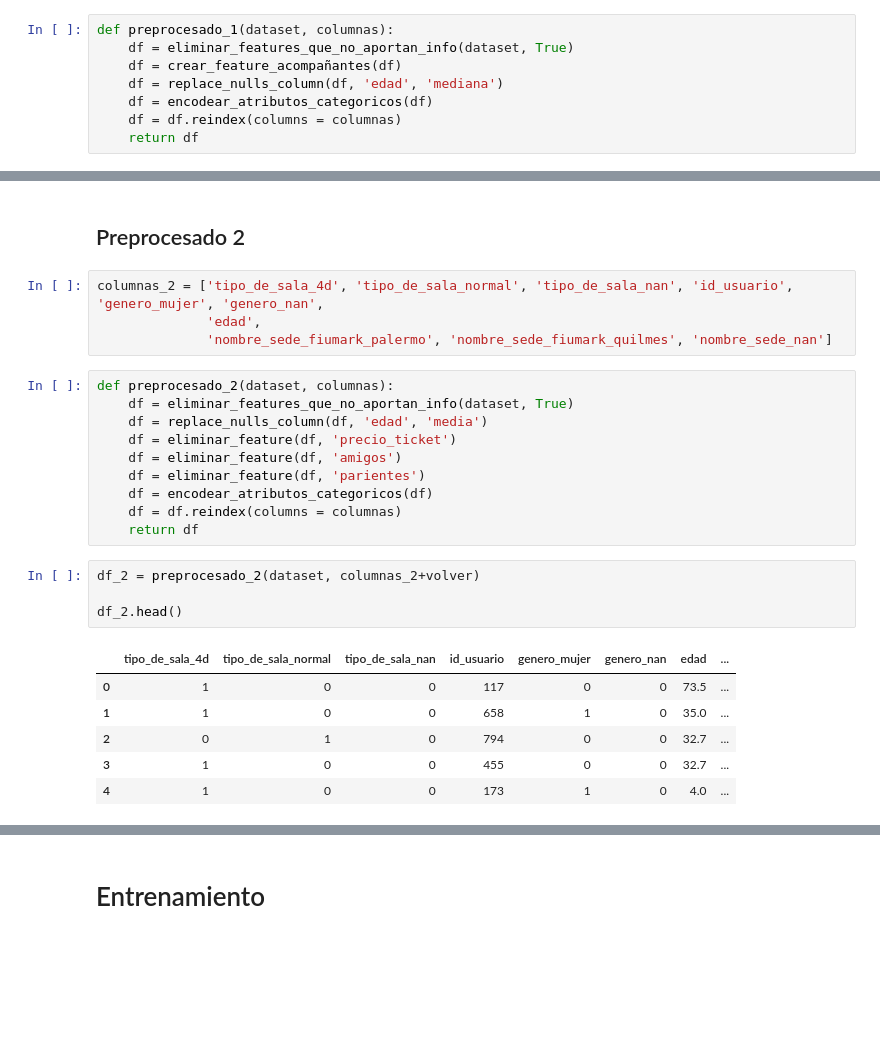
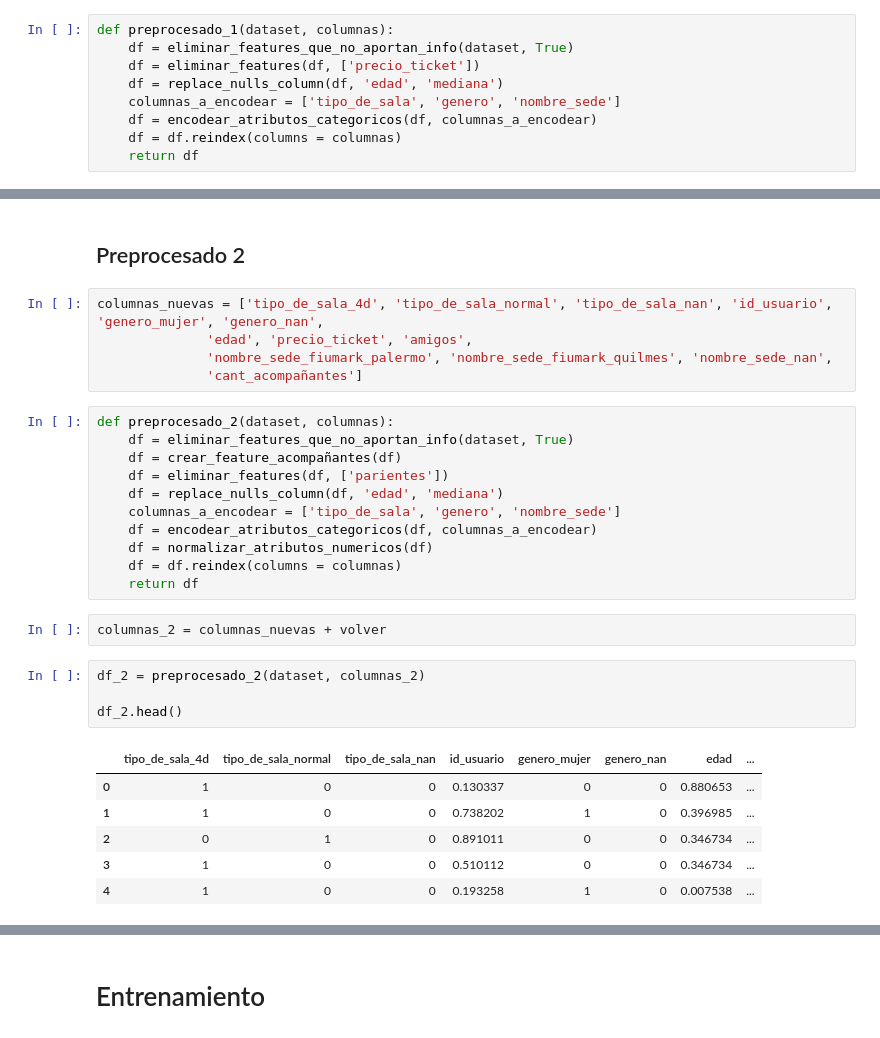
Before and after one commit to JuanOpizzi/Datos-2020-2c, a Jupyter notebook: TP2/bagging.ipynb, the cells around one changed output, grey strips where cells are left out. Cells and saved outputs as stored; diff of their text form; blank space fills up the shorter version.

```diff
--- a/TP2/bagging.ipynb
+++ b/TP2/bagging.ipynb
@@ -23,9 +22,10 @@ columnillas = ['tipo_de_sala_4d', 'tipo_de_sala_normal', 'tipo_de_sala_nan', 'id
 # %%
 def preprocesado_1(dataset, columnas):
     df = eliminar_features_que_no_aportan_info(dataset, True)
-    df = crear_feature_acompañantes(df)
+    df = eliminar_features(df, ['precio_ticket'])
     df = replace_nulls_column(df, 'edad', 'mediana')
-    df = encodear_atributos_categoricos(df)
+    columnas_a_encodear = ['tipo_de_sala', 'genero', 'nombre_sede']
+    df = encodear_atributos_categoricos(df, columnas_a_encodear)
     df = df.reindex(columns = columnas)
     return df
 # %%
@@ -178,30 +178,34 @@ df_resultado.to_csv('prediccion/Bagging_resultado_final.csv')
 # %% [markdown]
 ## Preprocesado 2
 # %%
-columnas_2 = ['tipo_de_sala_4d', 'tipo_de_sala_normal', 'tipo_de_sala_nan', 'id_usuario', 'genero_mujer', 'genero_nan',
-              'edad',
-              'nombre_sede_fiumark_palermo', 'nombre_sede_fiumark_quilmes', 'nombre_sede_nan']
+columnas_nuevas = ['tipo_de_sala_4d', 'tipo_de_sala_normal', 'tipo_de_sala_nan', 'id_usuario', 'genero_mujer', 'genero_nan',
+              'edad', 'precio_ticket', 'amigos',
+              'nombre_sede_fiumark_palermo', 'nombre_sede_fiumark_quilmes', 'nombre_sede_nan',
+              'cant_acompañantes']
 # %%
 def preprocesado_2(dataset, columnas):
     df = eliminar_features_que_no_aportan_info(dataset, True)
-    df = replace_nulls_column(df, 'edad', 'media')
-    df = eliminar_feature(df, 'precio_ticket')
-    df = eliminar_feature(df, 'amigos')
-    df = eliminar_feature(df, 'parientes')
-    df = encodear_atributos_categoricos(df)
+    df = crear_feature_acompañantes(df)
+    df = eliminar_features(df, ['parientes'])
+    df = replace_nulls_column(df, 'edad', 'mediana')
+    columnas_a_encodear = ['tipo_de_sala', 'genero', 'nombre_sede']
+    df = encodear_atributos_categoricos(df, columnas_a_encodear)
+    df = normalizar_atributos_numericos(df)
     df = df.reindex(columns = columnas)
     return df
+# %%
+columnas_2 = columnas_nuevas + volver
 # %%
-df_2 = preprocesado_2(dataset, columnas_2+volver)
+df_2 = preprocesado_2(dataset, columnas_2)
 
 df_2.head()
 # %% [output]
 |  | tipo_de_sala_4d | tipo_de_sala_normal | tipo_de_sala_nan | id_usuario | genero_mujer | genero_nan | edad | ... |
-| 0 | 1 | 0 | 0 | 117 | 0 | 0 | 73.5 | ... |
-| 1 | 1 | 0 | 0 | 658 | 1 | 0 | 35.0 | ... |
-| 2 | 0 | 1 | 0 | 794 | 0 | 0 | 32.7 | ... |
-| 3 | 1 | 0 | 0 | 455 | 0 | 0 | 32.7 | ... |
-| 4 | 1 | 0 | 0 | 173 | 1 | 0 | 4.0 | ... |
+| 0 | 1 | 0 | 0 | 0.130337 | 0 | 0 | 0.880653 | ... |
+| 1 | 1 | 0 | 0 | 0.738202 | 1 | 0 | 0.396985 | ... |
+| 2 | 0 | 1 | 0 | 0.891011 | 0 | 0 | 0.346734 | ... |
+| 3 | 1 | 0 | 0 | 0.510112 | 0 | 0 | 0.346734 | ... |
+| 4 | 1 | 0 | 0 | 0.193258 | 1 | 0 | 0.007538 | ... |
 # %%
 df_2.shape
 # %% [output]
```
Also changed, not shown: parts of 14 cells of this notebook, 2 other files.
